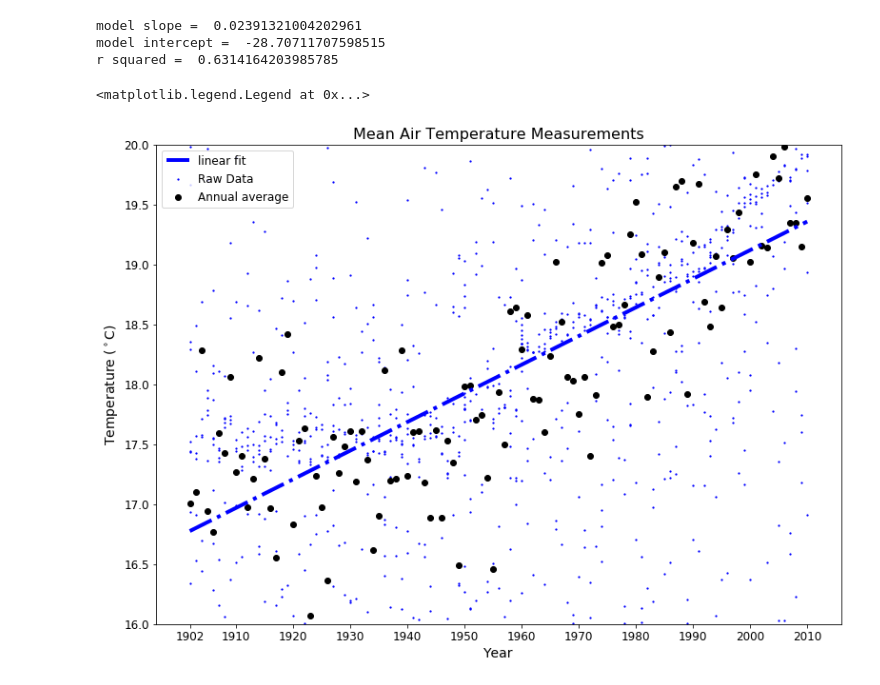
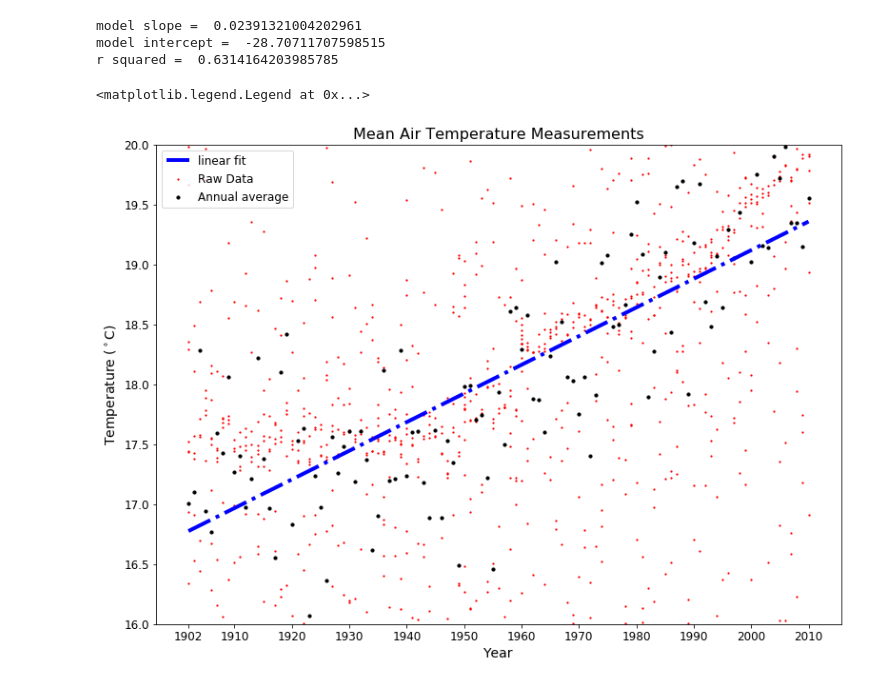
Before and after one commit to PacktWorkshops/The-Supervised-Learning-Workshop, a Jupyter notebook: Chapter 2 - Regression/Exercise_2_02.ipynb, the cells around one changed output. Cells and saved outputs as stored; diff of their text form; code cells hidden in the pictures.

Commit message:
update for new data, make charts consistent

```diff
--- a/Chapter 2 - Regression/Exercise_2_02.ipynb
+++ b/Chapter 2 - Regression/Exercise_2_02.ipynb
@@ -103,37 +103,40 @@ ax = fig.add_axes([1, 1, 1, 1]);
 raw_plot_data = df[df.Year > 1901]
 ax.scatter(raw_plot_data.Year,
            raw_plot_data.RgnAvTemp,
-           label = 'Raw Data', c = 'blue',
+           label = 'Raw Data',
+           c = 'red',
            s = 1.5)
 #
 # Annual averages
 #
 ax.scatter(df_group_year.Year,
            df_group_year.AvTemp,
-           label = 'Annual average', c = 'k')
+           label = 'Annual average',
+           c = 'k',
+           s = 10)
 #
 # linear fit
 #
 ax.plot(pred_X, pred_Y,
         c = "blue",
         linestyle = '-.',
         linewidth = 4,
         label = 'linear fit')
 #
 ax.set_title('Mean Air Temperature Measurements',
              fontsize = 16)
 #
 # make the ticks include the first and last years
 #
 tick_years = [1902] + list(range(1910, 2011, 10))
 ax.set_xlabel('Year',
               fontsize = 14)
 ax.set_ylabel('Temperature ($^\circ$C)',
               fontsize = 14)
 ax.set_ylim(16, 20)
 ax.set_xticks(tick_years)
 ax.tick_params(labelsize = 12)
 ax.legend(fontsize = 12)
 # %% [output]
 <matplotlib.legend.Legend at 0x...>
-[figure, old version]
+[figure, new version]
```
Also changed, not shown: 2 other files.
